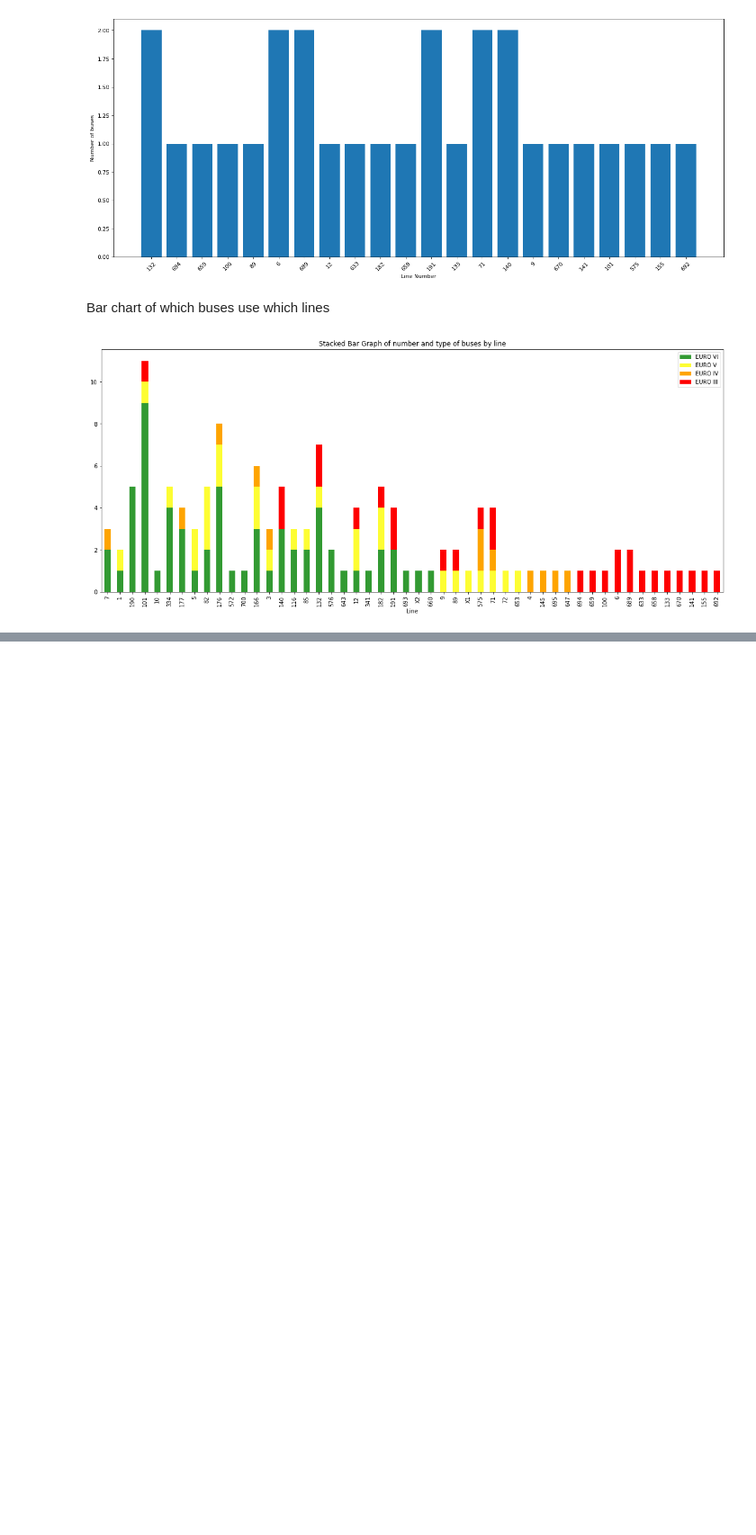
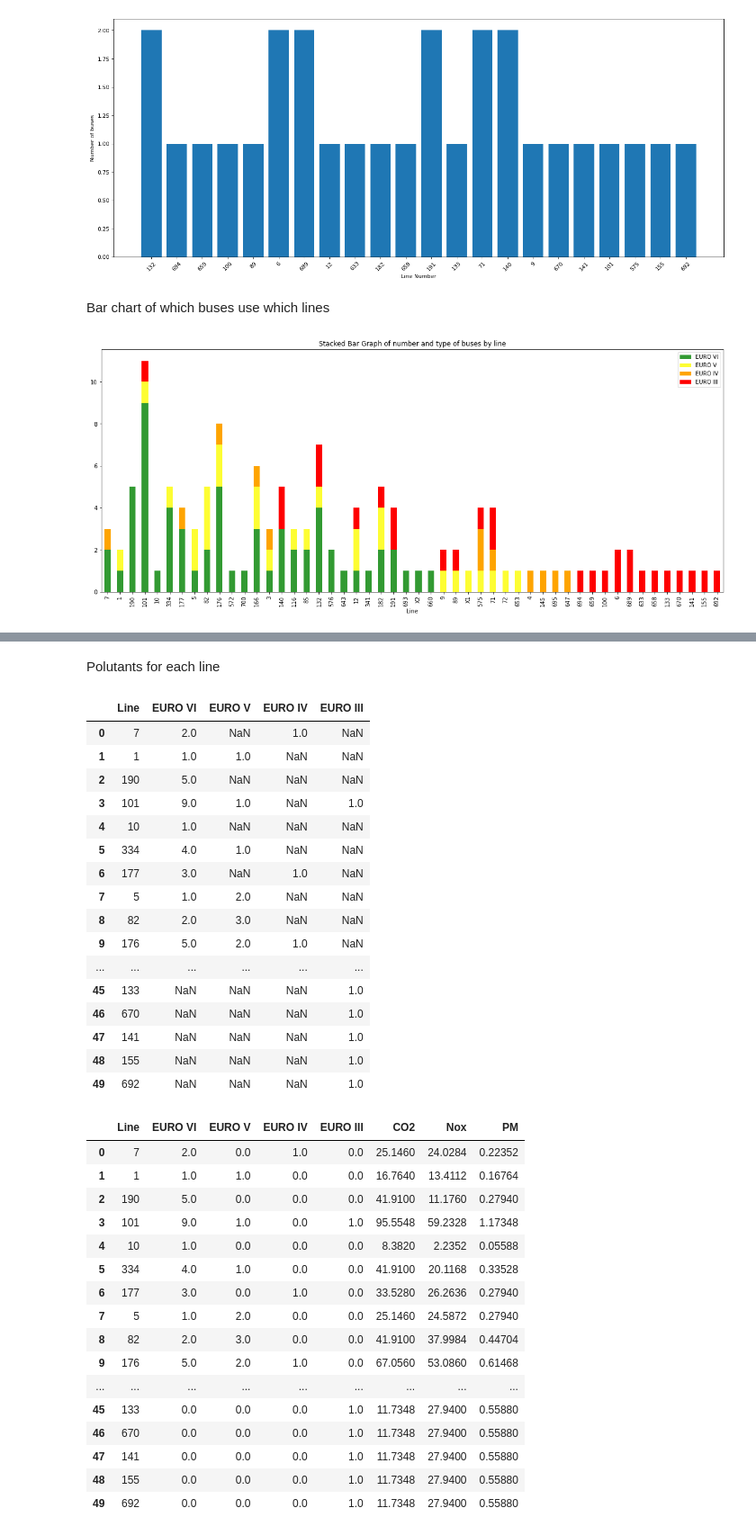
Before and after one commit to JackSandford/ECK, a Jupyter notebook: Self_data_project.ipynb, the cells around one changed output, grey strips where cells are left out. Shown at 90% size. Saved outputs shown, nothing was run; the diff lists cells and outputs as text; code cells hidden in the pictures; blank space fills up the shorter version.

```diff
--- a/Self_data_project.ipynb
+++ b/Self_data_project.ipynb
@@ -233,0 +196,67 @@ display(bartable)
+# %% [markdown]
+Polutants for each line
+# %%
+def centre_lines(df):
+  linesinarea = []
+  df['VehicleLocation.Longitude'] = df['VehicleLocation.Longitude'].astype(float)
+  df['VehicleLocation.Latitude'] = df['VehicleLocation.Latitude'].astype(float)
+  filteredlon = df[(df['VehicleLocation.Longitude'] > 0.603210) & (df['VehicleLocation.Longitude'] < 0.617510)]
+  filtered_area = filteredlon[(filteredlon['VehicleLocation.Latitude'] > 51.361462) & (filteredlon['VehicleLocation.Latitude'] < 51.364935)]
+  for line in filtered_area['LineRef']:
+    linesinarea.append(line)
+  return linesinarea
+
+#centre_lines(mvj)
+display(bartable)
+
+emissions_data = [
+    {"Standard":"EURO III", "CO2":2.1, "Nox":5, "PM":0.1 },
+    {"Standard":"EURO IV","CO2":1.5,"Nox":3.5,"PM":0.02 },
+    {"Standard":"EURO V","CO2":1.5,"Nox":2,"PM":0.02},
+    {"Standard":"EURO VI","CO2":1.5,"Nox":0.4,"PM":0.01}
+]
+def line_emissions_table():
+  per5min = 5.08 * 13.2 * 0.0833333333
+  line_emissions = bartable.fillna(0)
+  #line_emissions['Line'] = bartable['Line']
+  line_emissions['CO2'] = per5min * ((line_emissions['EURO VI'].astype(float) * emissions_data[3]['CO2']) + (line_emissions['EURO V'].astype(float) * emissions_data[2]['CO2']) + (line_emissions['EURO IV'].astype(float) * emissions_data[1]['CO2']) + (line_emissions['EURO III'].astype(float) * emissions_data[0]['CO2']))
+  line_emissions['Nox'] = per5min * ((line_emissions['EURO VI'].astype(float) * emissions_data[3]['Nox']) + (line_emissions['EURO V'].astype(float) * emissions_data[2]['Nox']) + (line_emissions['EURO IV'].astype(float) * emissions_data[1]['Nox']) + (line_emissions['EURO III'].astype(float) * emissions_data[0]['Nox']))
+  line_emissions['PM'] = per5min * ((line_emissions['EURO VI'].astype(float) * emissions_data[3]['PM']) + (line_emissions['EURO V'].astype(float) * emissions_data[2]['PM']) + (line_emissions['EURO IV'].astype(float) * emissions_data[1]['PM']) + (line_emissions['EURO III'].astype(float) * emissions_data[0]['PM']))
+  display(line_emissions)
+
+line_emissions_table()
+# %% [output]
+|  | Line | EURO VI | EURO V | EURO IV | EURO III |
+| 0 | 7 | 2.0 | NaN | 1.0 | NaN |
+| 1 | 1 | 1.0 | 1.0 | NaN | NaN |
+| 2 | 190 | 5.0 | NaN | NaN | NaN |
+| 3 | 101 | 9.0 | 1.0 | NaN | 1.0 |
+| 4 | 10 | 1.0 | NaN | NaN | NaN |
+| 5 | 334 | 4.0 | 1.0 | NaN | NaN |
+| 6 | 177 | 3.0 | NaN | 1.0 | NaN |
+| 7 | 5 | 1.0 | 2.0 | NaN | NaN |
+| 8 | 82 | 2.0 | 3.0 | NaN | NaN |
+| 9 | 176 | 5.0 | 2.0 | 1.0 | NaN |
+| ... | ... | ... | ... | ... | ... |
+| 45 | 133 | NaN | NaN | NaN | 1.0 |
+| 46 | 670 | NaN | NaN | NaN | 1.0 |
+| 47 | 141 | NaN | NaN | NaN | 1.0 |
+| 48 | 155 | NaN | NaN | NaN | 1.0 |
+| 49 | 692 | NaN | NaN | NaN | 1.0 |
+|  | Line | EURO VI | EURO V | EURO IV | EURO III | CO2 | Nox | PM |
+| 0 | 7 | 2.0 | 0.0 | 1.0 | 0.0 | 25.1460 | 24.0284 | 0.22352 |
+| 1 | 1 | 1.0 | 1.0 | 0.0 | 0.0 | 16.7640 | 13.4112 | 0.16764 |
+| 2 | 190 | 5.0 | 0.0 | 0.0 | 0.0 | 41.9100 | 11.1760 | 0.27940 |
+| 3 | 101 | 9.0 | 1.0 | 0.0 | 1.0 | 95.5548 | 59.2328 | 1.17348 |
+| 4 | 10 | 1.0 | 0.0 | 0.0 | 0.0 | 8.3820 | 2.2352 | 0.05588 |
+| 5 | 334 | 4.0 | 1.0 | 0.0 | 0.0 | 41.9100 | 20.1168 | 0.33528 |
+| 6 | 177 | 3.0 | 0.0 | 1.0 | 0.0 | 33.5280 | 26.2636 | 0.27940 |
+| 7 | 5 | 1.0 | 2.0 | 0.0 | 0.0 | 25.1460 | 24.5872 | 0.27940 |
+| 8 | 82 | 2.0 | 3.0 | 0.0 | 0.0 | 41.9100 | 37.9984 | 0.44704 |
+| 9 | 176 | 5.0 | 2.0 | 1.0 | 0.0 | 67.0560 | 53.0860 | 0.61468 |
+| ... | ... | ... | ... | ... | ... | ... | ... | ... |
+| 45 | 133 | 0.0 | 0.0 | 0.0 | 1.0 | 11.7348 | 27.9400 | 0.55880 |
+| 46 | 670 | 0.0 | 0.0 | 0.0 | 1.0 | 11.7348 | 27.9400 | 0.55880 |
+| 47 | 141 | 0.0 | 0.0 | 0.0 | 1.0 | 11.7348 | 27.9400 | 0.55880 |
+| 48 | 155 | 0.0 | 0.0 | 0.0 | 1.0 | 11.7348 | 27.9400 | 0.55880 |
+| 49 | 692 | 0.0 | 0.0 | 0.0 | 1.0 | 11.7348 | 27.9400 | 0.55880 |
```
Also changed, not shown: parts of 4 cells of this notebook.
